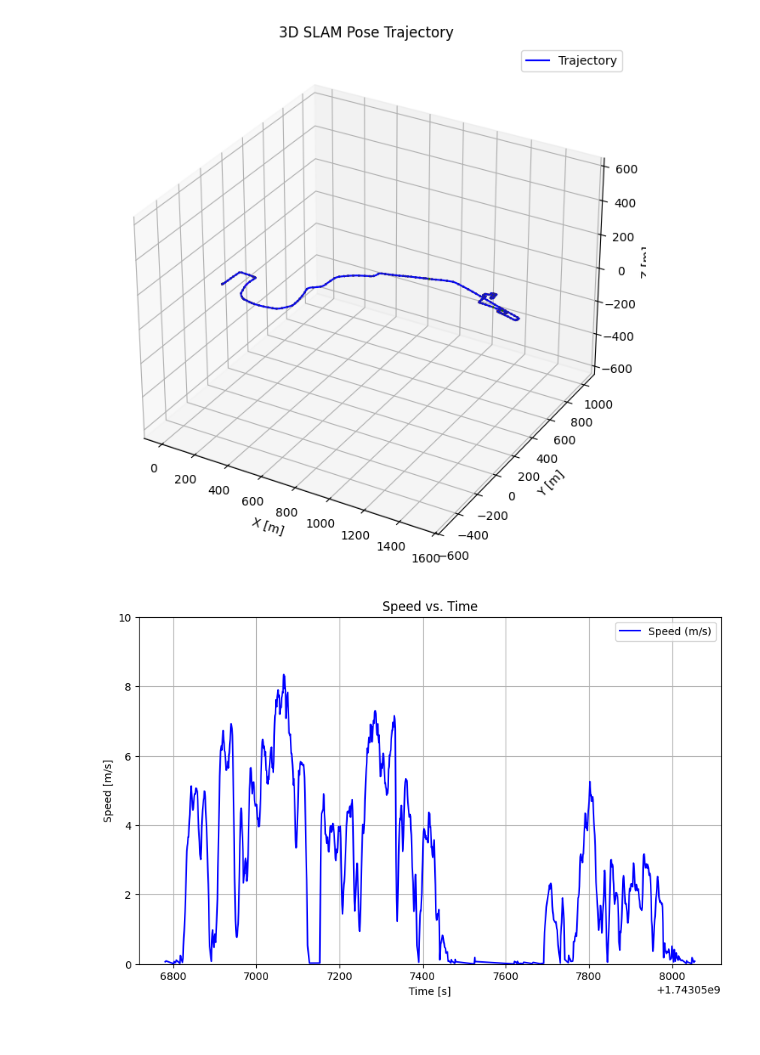
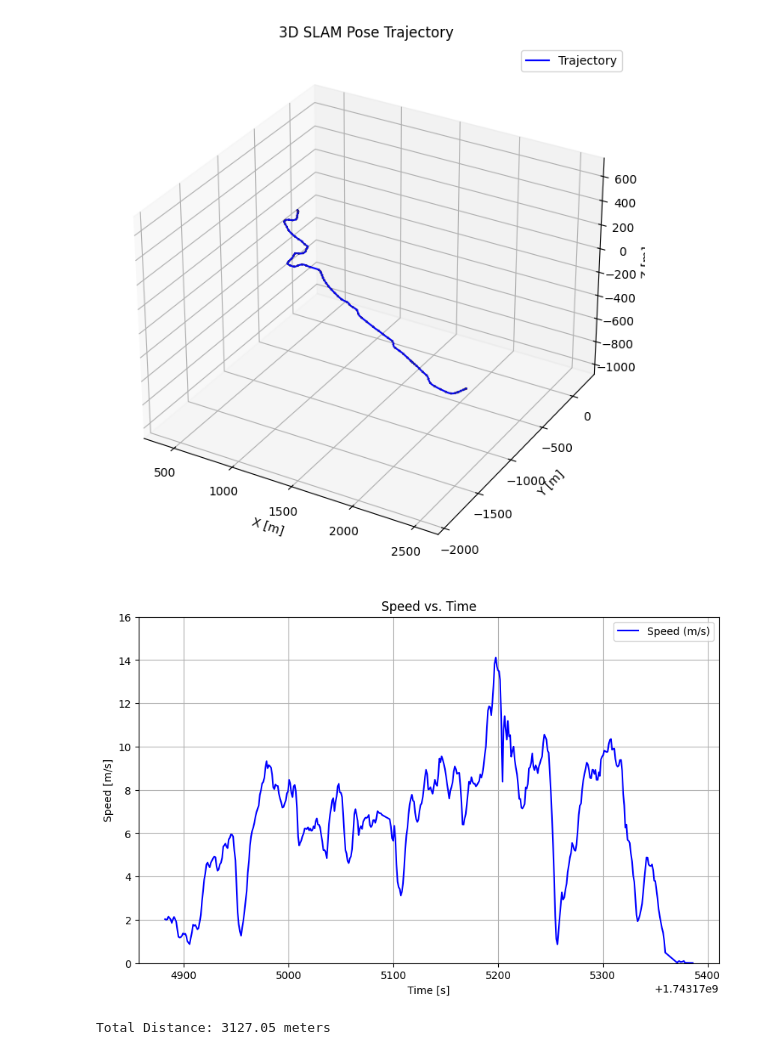
Before and after one commit to ep51lon/PalmBee, a Jupyter notebook: pb_utility/scripts/plot/plot_rtabmap.ipynb, the cells around one changed output. Cells and saved outputs as stored; diff of their text form; code cells hidden in the pictures.

Commit message:
Plot new data

```diff
--- a/pb_utility/scripts/plot/plot_rtabmap.ipynb
+++ b/pb_utility/scripts/plot/plot_rtabmap.ipynb
@@ -17,12 +17,14 @@ from pytransform3d.transformations import plot_transform
 # file_path = "Mamuang_21032025/rec01/poses2103-01.txt"
 # file_path = "corridor_pares/poses01.txt"
 # file_path = "corridor_STEI/poses01.txt"
-file_path = "road_ITB_Pares/poses002.txt"
+# file_path = "road_ITB_Pares/poses002.txt"
+file_path = "cikole/poses01.txt"
 
 # Read data, skipping the first header row
 data = np.loadtxt(file_path, skiprows=1)
 
 # Extract positions and orientations
-timestamps = data[:, 0]
-positions = data[:, 1:4]  # x, y, z
-quaternions = data[:, 4:8]  # qx, qy, qz, qw
+start_i = 390
+timestamps = data[start_i:, 0]
+positions = data[start_i:, 1:4]  # x, y, z
+quaternions = data[start_i:, 4:8]  # qx, qy, qz, qw
@@ -77,7 +83,7 @@ ax.set_title("3D SLAM Pose Trajectory")
 ax.legend()
 plt.show()
 # %% [output]
-[figure, old version]
+[figure, new version]
 # %%
 # import numpy as np
 # import plotly.graph_objects as go
@@ -171,32 +177,45 @@ fig.show()
 
 # # Read data, skipping the first header row
 # data = np.loadtxt(file_path, skiprows=1)
 
 # Extract timestamps and positions
 # timestamps = data[:, 0]
 # positions = data[:, 1:4]  # x, y, z
 
 # Compute differences between consecutive timestamps and positions
 delta_t = np.diff(timestamps)
 delta_pos = np.diff(positions, axis=0)
 
 # Calculate velocity components
 velocities = delta_pos / delta_t[:, np.newaxis]
 
 # Compute speed (norm of velocity)
 speeds = np.linalg.norm(velocities, axis=1)
 
 # Plot speed versus time
 plt.figure(figsize=(10, 6))
 plt.plot(timestamps[1:], speeds, label='Speed (m/s)', color='b')
 plt.xlabel('Time [s]')
 plt.ylabel('Speed [m/s]')
 plt.title('Speed vs. Time')
-plt.ylim(0, 10.0)  # Adjust limits for better visibility
+plt.ylim(0, 16.0)  # Adjust limits for better visibility
 # plt.axis('equal')
 # plt.axis('tight')
 plt.legend()
 plt.grid(True)
 plt.show()
 # %% [output]
-[figure, old version]
+[figure, new version]
+# %%
+# Calculate the differences between consecutive positions
+delta_positions = np.diff(positions, axis=0)
+
+# Compute the Euclidean distance for each segment
+segment_distances = np.linalg.norm(delta_positions, axis=1)
+
+# Sum up all segment distances to get the total distance
+total_distance = np.sum(segment_distances)
+
+print(f"Total Distance: {total_distance:.2f} meters")
+# %% [output]
+Total Distance: 3127.05 meters
```
Also changed, not shown: parts of 2 cells of this notebook, 3 other files.
